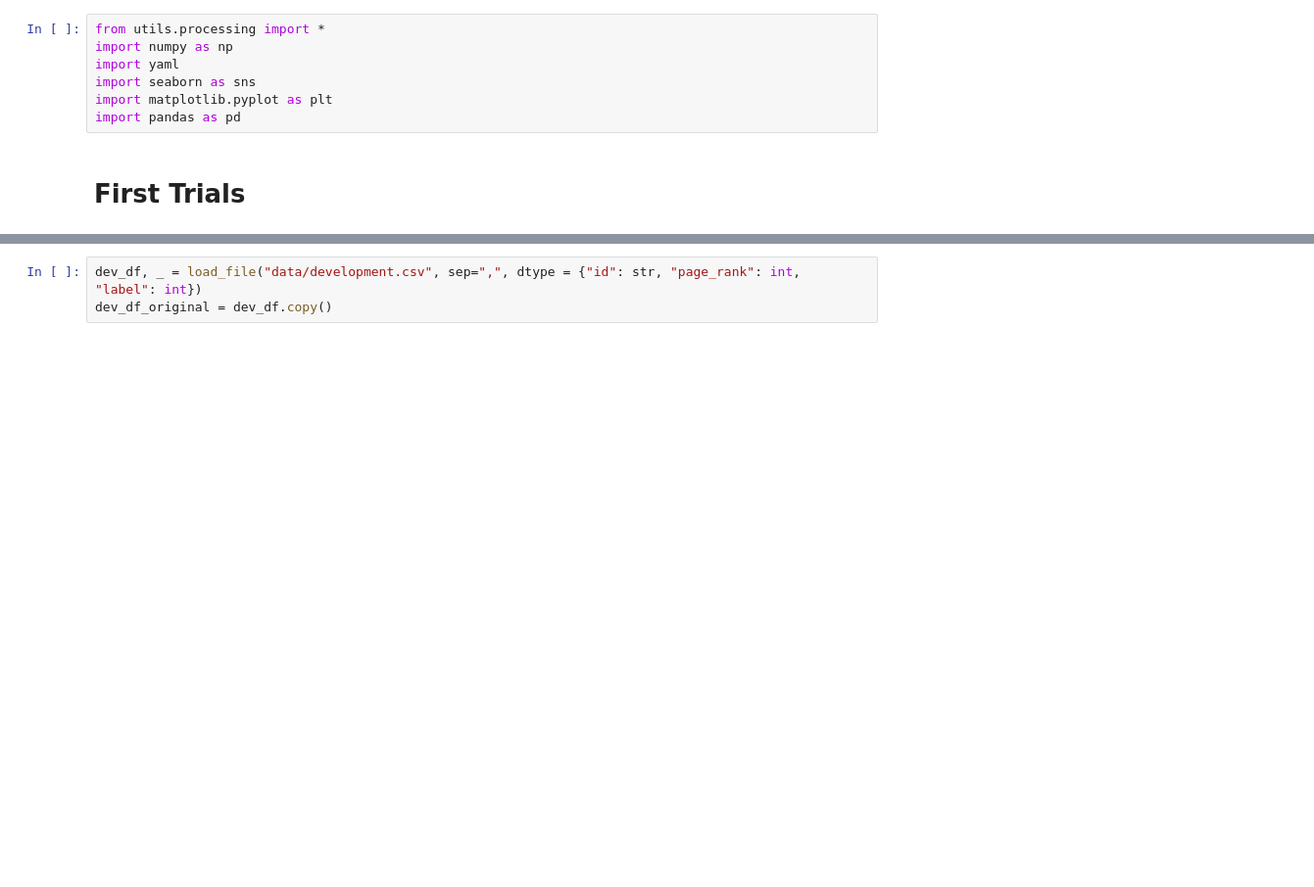
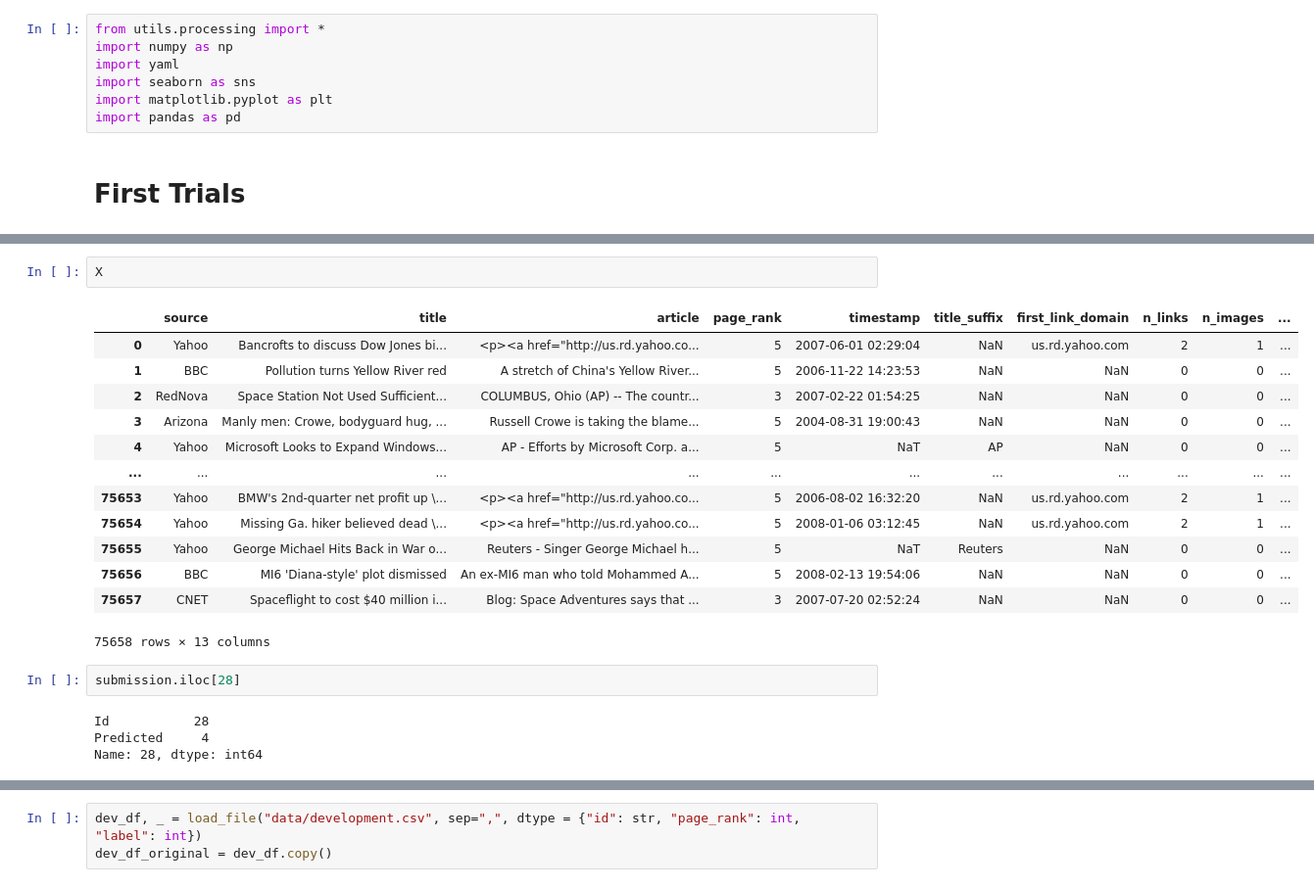
Before and after one commit to MottaDavide/news_classification, a Jupyter notebook: trial.ipynb, the cells around one changed output, grey strips where cells are left out. Shown at 98% size. Cells and saved outputs as stored; diff of their text form; blank space fills up the shorter version.

```diff
--- a/trial.ipynb
+++ b/trial.ipynb
@@ -14,0 +185,22 @@ LABEL_NAMES = config['LABEL_NAMES'][0]
+# %%
+X
+# %% [output]
+|  | source | title | article | page_rank | timestamp | title_suffix | first_link_domain | n_links | n_images | ... |
+| 0 | Yahoo | Bancrofts to discuss Dow Jones bi... | <p><a href="http://us.rd.yahoo.co... | 5 | 2007-06-01 02:29:04 | NaN | us.rd.yahoo.com | 2 | 1 | ... |
+| 1 | BBC | Pollution turns Yellow River red | A stretch of China's Yellow River... | 5 | 2006-11-22 14:23:53 | NaN | NaN | 0 | 0 | ... |
+| 2 | RedNova | Space Station Not Used Sufficient... | COLUMBUS, Ohio (AP) -- The countr... | 3 | 2007-02-22 01:54:25 | NaN | NaN | 0 | 0 | ... |
+| 3 | Arizona | Manly men: Crowe, bodyguard hug, ... | Russell Crowe is taking the blame... | 5 | 2004-08-31 19:00:43 | NaN | NaN | 0 | 0 | ... |
+| 4 | Yahoo | Microsoft Looks to Expand Windows... | AP - Efforts by Microsoft Corp. a... | 5 | NaT | AP | NaN | 0 | 0 | ... |
+| ... | ... | ... | ... | ... | ... | ... | ... | ... | ... | ... |
+| 75653 | Yahoo | BMW's 2nd-quarter net profit up \... | <p><a href="http://us.rd.yahoo.co... | 5 | 2006-08-02 16:32:20 | NaN | us.rd.yahoo.com | 2 | 1 | ... |
+| 75654 | Yahoo | Missing Ga. hiker believed dead \... | <p><a href="http://us.rd.yahoo.co... | 5 | 2008-01-06 03:12:45 | NaN | us.rd.yahoo.com | 2 | 1 | ... |
+| 75655 | Yahoo | George Michael Hits Back in War o... | Reuters - Singer George Michael h... | 5 | NaT | Reuters | NaN | 0 | 0 | ... |
+| 75656 | BBC | MI6 'Diana-style' plot dismissed | An ex-MI6 man who told Mohammed A... | 5 | 2008-02-13 19:54:06 | NaN | NaN | 0 | 0 | ... |
+| 75657 | CNET | Spaceflight to cost $40 million i... | Blog: Space Adventures says that ... | 3 | 2007-07-20 02:52:24 | NaN | NaN | 0 | 0 | ... |
+75658 rows × 13 columns
+# %%
+submission.iloc[28]
+# %% [output]
+Id           28
+Predicted     4
+Name: 28, dtype: int64
```
Also changed, not shown: parts of 31 cells of this notebook, 15 other files.
